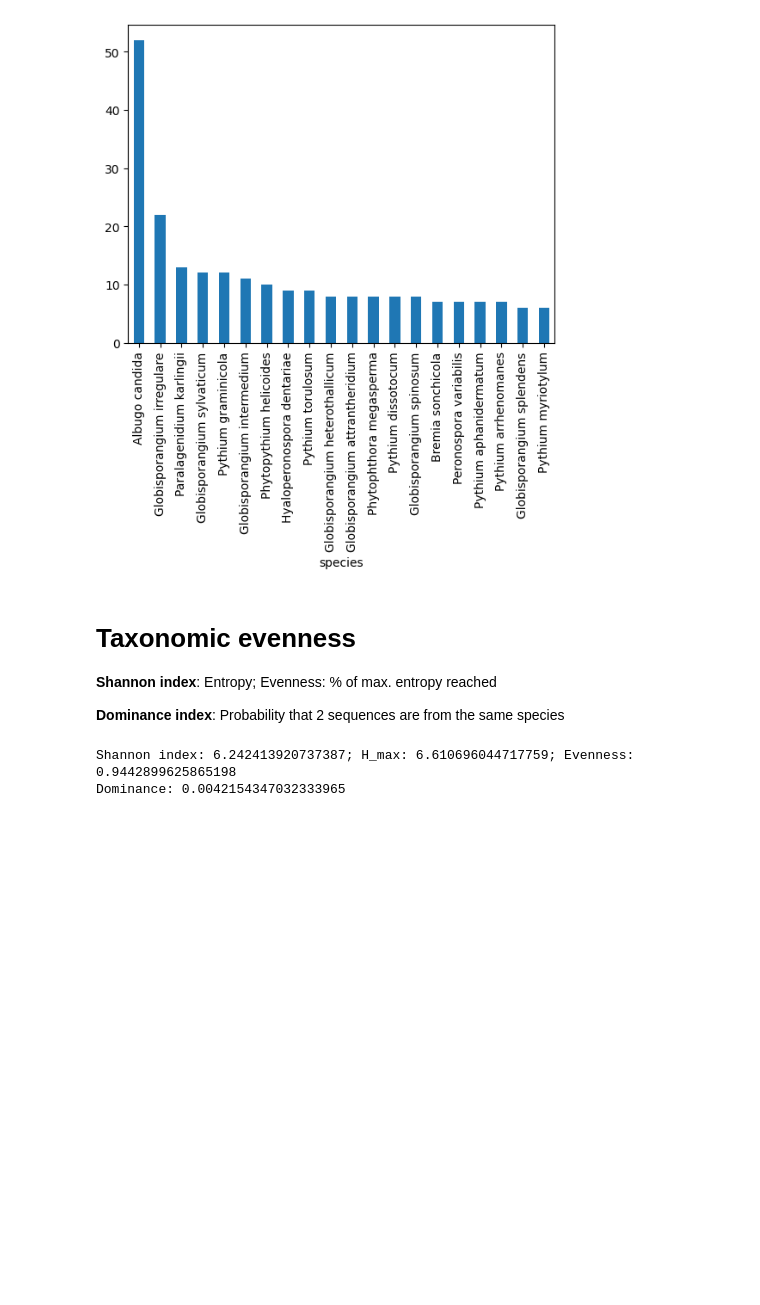
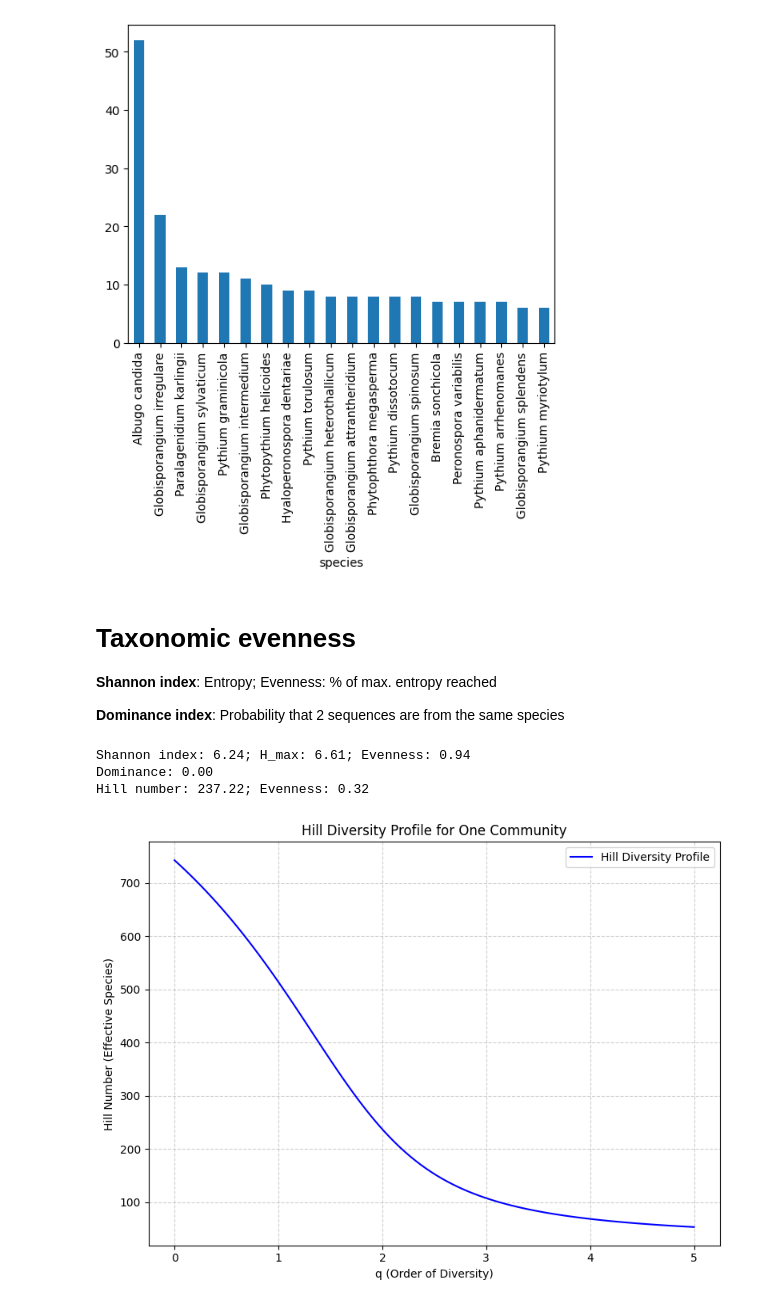
Before and after one commit to Thomas1664/metadbgen, a Jupyter notebook: diversity.ipynb, the cells around one changed output. Drawn from its saved outputs; the diff is of its cells as text; code cells hidden in the pictures; blank space fills up the shorter version.

Commit message:
hill numbers

```diff
--- a/diversity.ipynb
+++ b/diversity.ipynb
@@ -50,9 +52,28 @@ shannon = alpha.shannon(species_counts)
 h_max = math.log(len(species_counts))
 evenness = shannon / h_max
 dominance = alpha.dominance(species_counts)
+hill = alpha.hill(species_counts)
+hill_0 = alpha.hill(species_counts, 0)
 
-print(f'Shannon index: {shannon}; H_max: {h_max}; Evenness: {evenness}')
-print(f'Dominance: {dominance}')
+print(f'Shannon index: {shannon:.2f}; H_max: {h_max:.2f}; Evenness: {evenness:.2f}')
+print(f'Dominance: {dominance:.2f}')
+print(f'Hill number: {hill:.2f}; Evenness: {hill / hill_0:.2f}')
 # %% [output]
-Shannon index: 6.242413920737387; H_max: 6.610696044717759; Evenness: 0.9442899625865198
-Dominance: 0.0042154347032333965
+Shannon index: 6.24; H_max: 6.61; Evenness: 0.94
+Dominance: 0.00
+Hill number: 237.22; Evenness: 0.32
+# %%
+q_values = np.linspace(0, 5, 100)  # from q=0 (richness) to q=5 (dominance-focused)
+hill_numbers = [alpha.hill(species_counts, q) for q in q_values]
+
+plt.figure(figsize=(8, 6))
+plt.plot(q_values, hill_numbers, color='blue', label='Hill Diversity Profile')
+plt.xlabel("q (Order of Diversity)")
+plt.ylabel("Hill Number (Effective Species)")
+plt.title("Hill Diversity Profile for One Community")
+plt.grid(True, linestyle='--', alpha=0.6)
+plt.legend()
+plt.tight_layout()
+plt.show()
+# %% [output]
+[figure, added]
```
Also changed, not shown: parts of 1 cell of this notebook.
